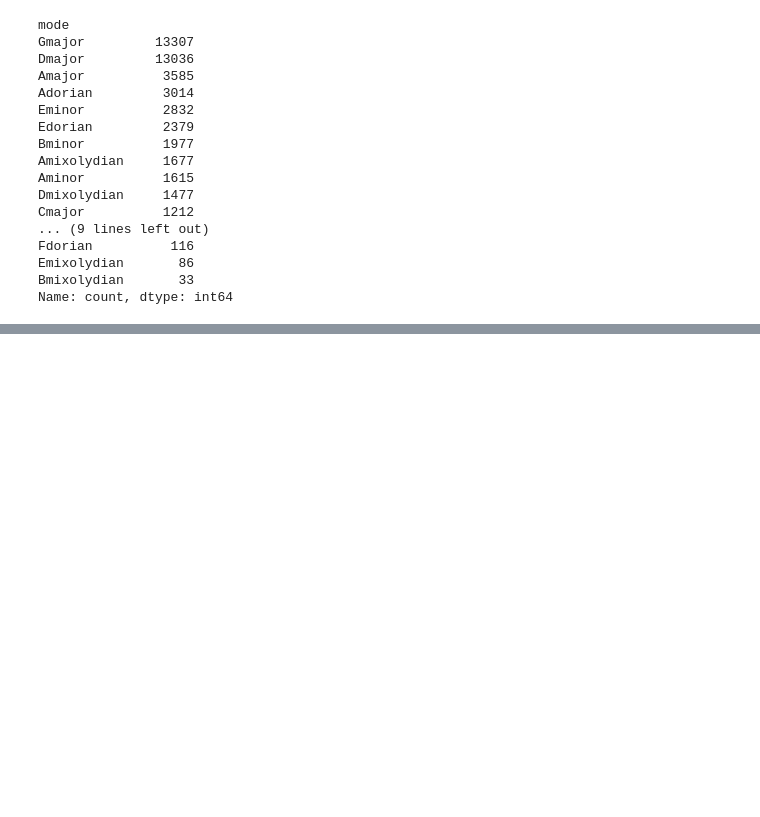
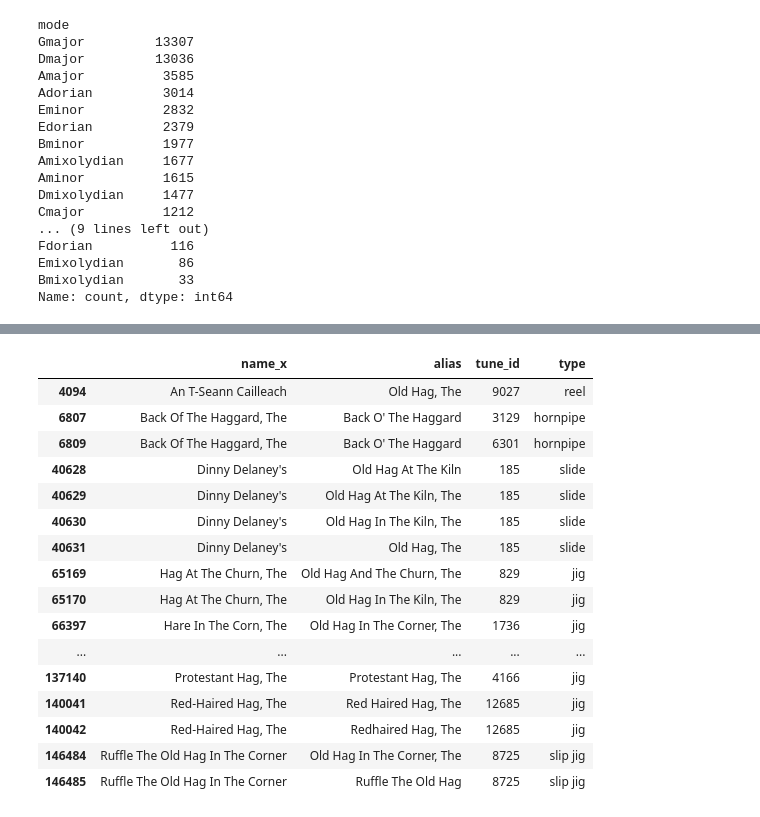
Before and after one commit to elisetreit/TheSession-data, a Jupyter notebook: notebooks/exploration.ipynb, the cells around one changed output, grey strips where cells are left out. Cells and saved outputs as stored; diff of their text form; code cells hidden in the pictures; blank space fills up the shorter version.

```diff
--- a/notebooks/exploration.ipynb
+++ b/notebooks/exploration.ipynb
@@ -93,0 +131,3 @@ Name: count, dtype: int64
+# %%
+# what tunes have the most names?
+names = pd.read_csv("../csv/aliases.csv")
@@ -93,0 +182,2 @@ Name: count, dtype: int64
+# %%
+x=df.merge(names, how = 'inner', on = 'tune_id')
@@ -93,0 +193,20 @@ Name: count, dtype: int64
+# %%
+x[x.alias.str.contains(" hag", case=False)][["name_x", "alias", "tune_id", "type"]].drop_duplicates()
+# %% [output]
+|  | name_x | alias | tune_id | type |
+| 4094 | An T-Seann Cailleach | Old Hag, The | 9027 | reel |
+| 6807 | Back Of The Haggard, The | Back O' The Haggard | 3129 | hornpipe |
+| 6809 | Back Of The Haggard, The | Back O' The Haggard | 6301 | hornpipe |
+| 40628 | Dinny Delaney's | Old Hag At The Kiln | 185 | slide |
+| 40629 | Dinny Delaney's | Old Hag At The Kiln, The | 185 | slide |
+| 40630 | Dinny Delaney's | Old Hag In The Kiln, The | 185 | slide |
+| 40631 | Dinny Delaney's | Old Hag, The | 185 | slide |
+| 65169 | Hag At The Churn, The | Old Hag And The Churn, The | 829 | jig |
+| 65170 | Hag At The Churn, The | Old Hag In The Kiln, The | 829 | jig |
+| 66397 | Hare In The Corn, The | Old Hag In The Corner, The | 1736 | jig |
+| ... | ... | ... | ... | ... |
+| 137140 | Protestant Hag, The | Protestant Hag, The | 4166 | jig |
+| 140041 | Red-Haired Hag, The | Red Haired Hag, The | 12685 | jig |
+| 140042 | Red-Haired Hag, The | Redhaired Hag, The | 12685 | jig |
+| 146484 | Ruffle The Old Hag In The Corner | Old Hag In The Corner, The | 8725 | slip jig |
+| 146485 | Ruffle The Old Hag In The Corner | Ruffle The Old Hag | 8725 | slip jig |
```
Also changed, not shown: parts of 14 cells of this notebook.
